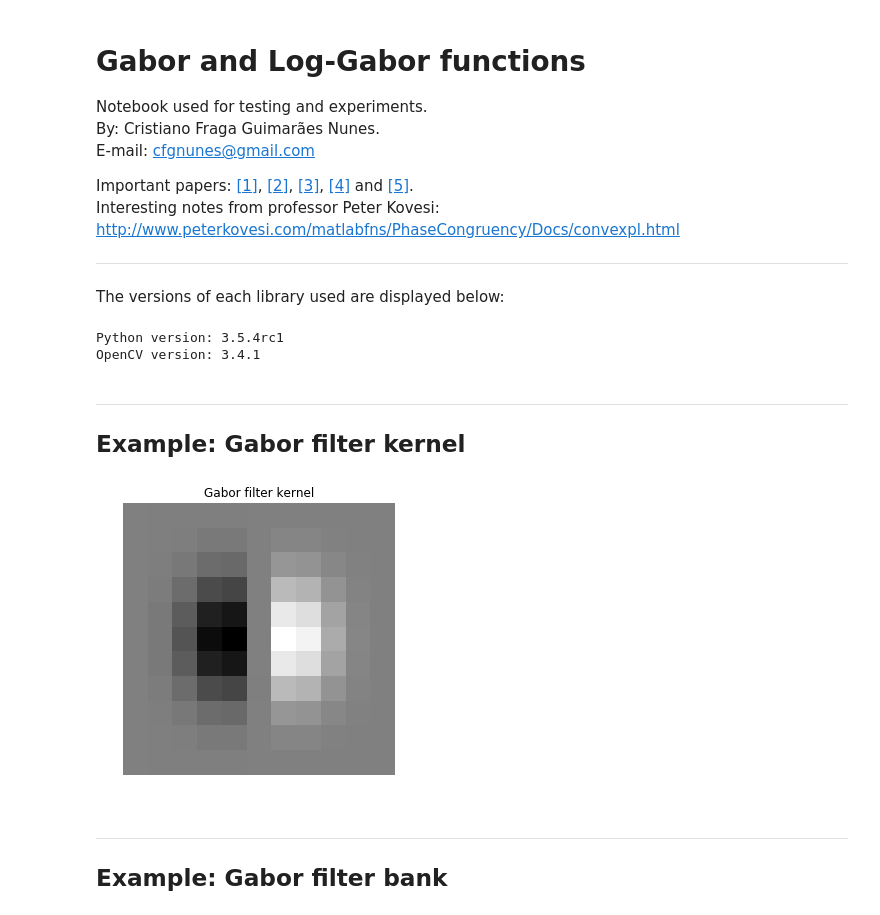
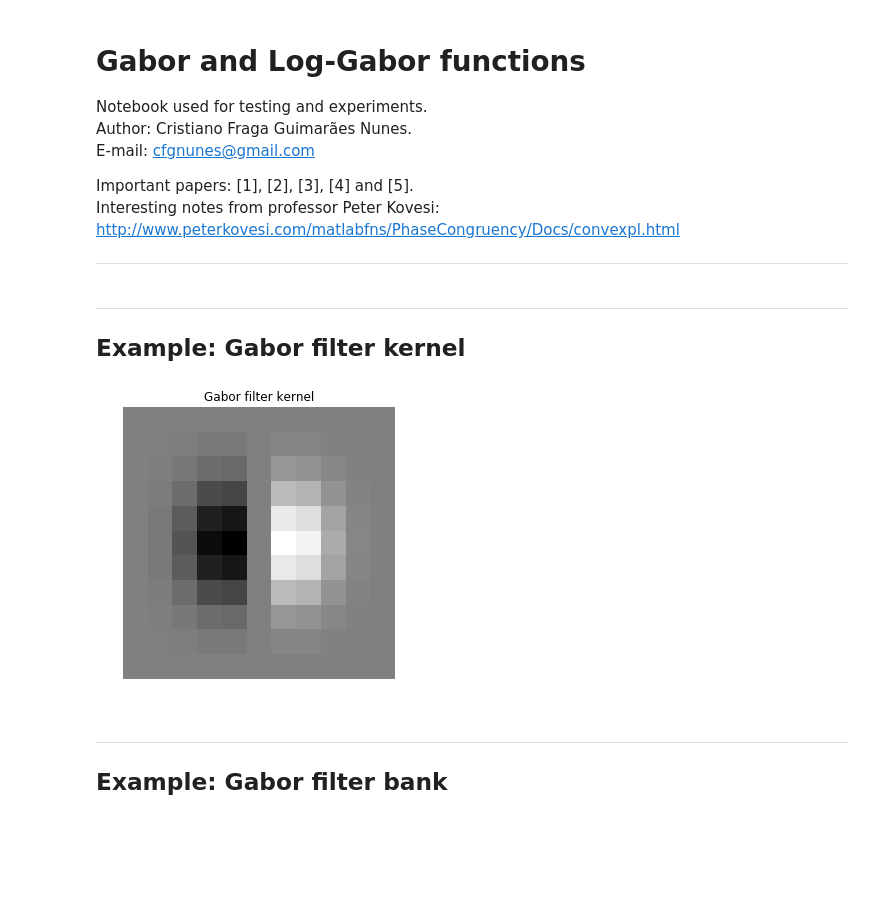
Before and after one commit to cfgnunes/mfd, a Jupyter notebook: GaborFunctions.ipynb, the cells around one changed output. Saved outputs shown, nothing was run; the diff lists cells and outputs as text; code cells hidden in the pictures; blank space fills up the shorter version.

```diff
--- a/GaborFunctions.ipynb
+++ b/GaborFunctions.ipynb
@@ -1,10 +1,10 @@
 # %% [markdown]
 # Gabor and Log-Gabor functions
 Notebook used for testing and experiments.
-By: Cristiano Fraga Guimarães Nunes.
+Author: Cristiano Fraga Guimarães Nunes.
 E-mail: cfgnunes@gmail.com
 
-Important papers: [[1]](#paper001), [[2]](#paper002), [[3]](#paper003), [[4]](#paper004) and [[5]](#paper005).
+Important papers: [1], [2], [3], [4] and [5].
 Interesting notes from professor Peter Kovesi: http://www.peterkovesi.com/matlabfns/PhaseCongruency/Docs/convexpl.html
 
 ---
@@ -18,27 +17,19 @@ import util.gaborfunctions as gf
-# %% [markdown]
-The versions of each library used are displayed below:
-# %%
-print("Python version: %s " % platform.python_version())
-print("OpenCV version: %s " % cv2.__version__)
-# %% [output]
-Python version: 3.5.4rc1
-OpenCV version: 3.4.1
 # %% [markdown]
 ---
 ## Example: Gabor filter kernel
 # %%
 ksize = (11, 11)
 sigma = 1.6
 theta = np.pi
 lambd = 10
 gamma = 1.0
 psi = np.pi * 0.5
 
 gabor_kernel = gf.get_gabor_kernel(ksize, sigma, theta, lambd, gamma, psi)
 
-pf.plot_image_list([gabor_kernel], ["Gabor filter kernel"], scale_factor=5)
+up.plot_image_list([gabor_kernel], ["Gabor filter kernel"], scale_factor=5)
 # %% [output]
-[figure, old version]
+[figure, new version]
 # %% [markdown]
 ---
 ## Example: Gabor filter bank
```
Also changed, not shown: parts of 7 cells of this notebook, 16 other files.
